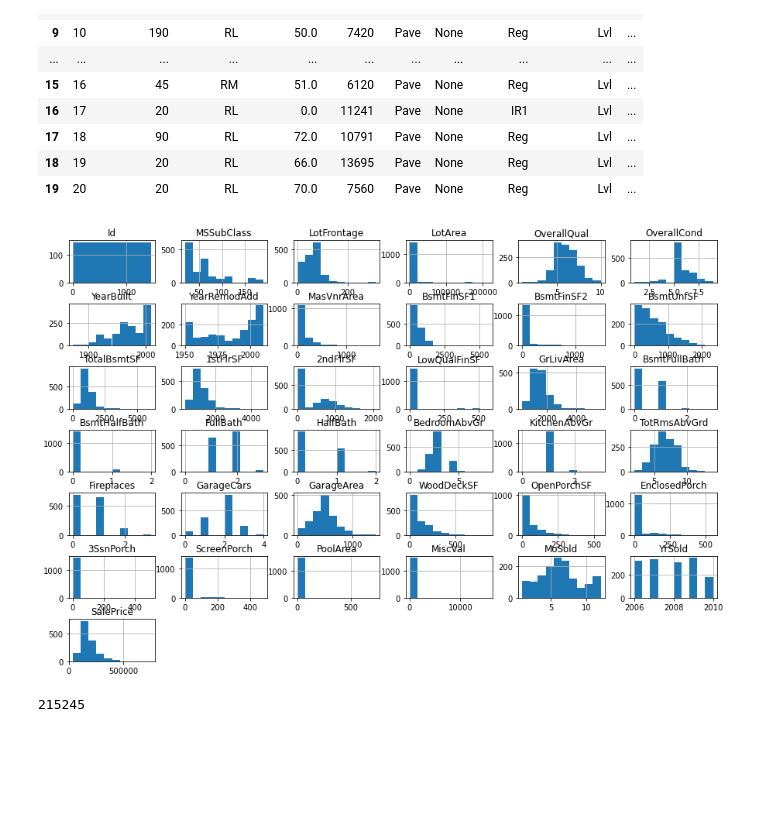
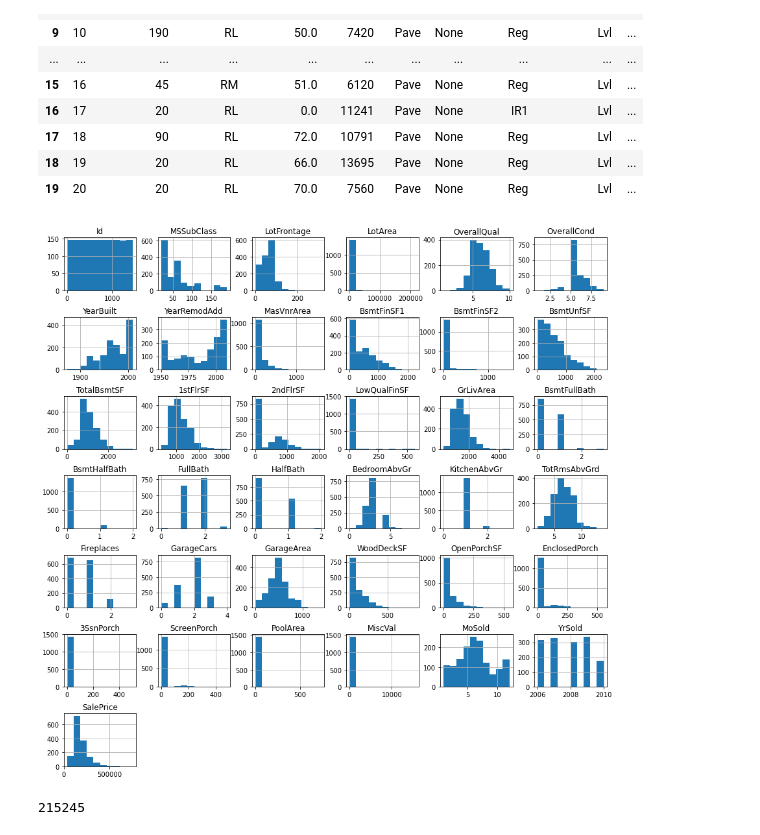
Before and after one commit to tiffanykho/Springboard, a Jupyter notebook: CapstoneTwo/notebooks/data_wrangling.ipynb, the cells around one changed output. Cells and saved outputs as stored; diff of their text form; code cells hidden in the pictures; blank space fills up the shorter version.

Commit message:
added images and edited final report

```diff
--- a/CapstoneTwo/notebooks/data_wrangling.ipynb
+++ b/CapstoneTwo/notebooks/data_wrangling.ipynb
@@ -345,12 +345,13 @@ train.head(20)
 | 19 | 20 | 20 | RL | 70.0 | 7560 | Pave | None | Reg | Lvl | ... |
 # %%
 #View histograms to see if there are any outliers
-train.hist(figsize=(15,10))
+train.hist(figsize=(15,15))
 plt.subplots_adjust(hspace=0.5)
+plt.savefig('../images/histogram.png')
 #LotArea max is 200,000
 #TotalBsmtSF max is 5000
 # %% [output]
-[figure, old version]
+[figure, new version]
 # %%
 #Find LotArea max
 train['LotArea'].max()
```
Also changed, not shown: 5 other files.
